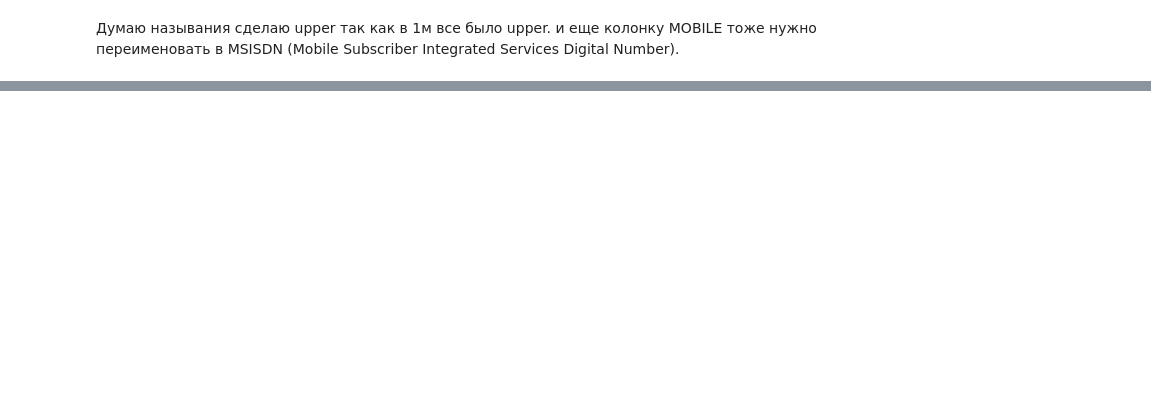
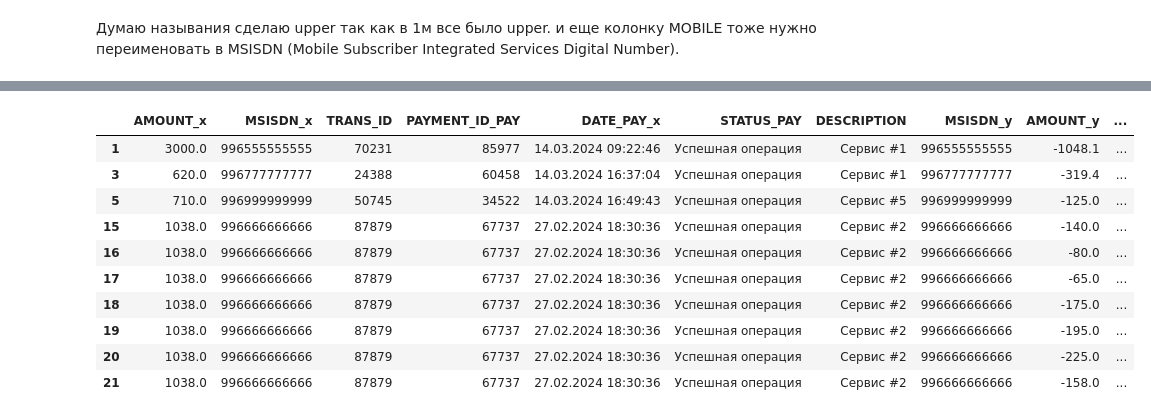
Before and after one commit to oneku16/nur-telecom-RAFM, a Jupyter notebook: task_1.ipynb, the cells around one changed output, grey strips where cells are left out. Cells and saved outputs as stored; diff of their text form; code cells hidden in the pictures; blank space fills up the shorter version.

```diff
--- a/task_1.ipynb
+++ b/task_1.ipynb
@@ -132,0 +202,16 @@ df_source_2.head()
+# %%
+# думаю, в идеале итоговая сумма должна быть равно 0, это означает nur-telecom не должен никому и абонент тоже. Случаи: абонент перечислил деньги, а конечного абонента не существует. Ну это мои догадки.
+merge_on_trans_id['DELTA'] = merge_on_trans_id.AMOUNT_x - merge_on_trans_id.AMOUNT_y
+merge_on_trans_id[merge_on_trans_id.DELTA != 0]
+# %% [output]
+|  | AMOUNT_x | MSISDN_x | TRANS_ID | PAYMENT_ID_PAY | DATE_PAY_x | STATUS_PAY | DESCRIPTION | MSISDN_y | AMOUNT_y | ... |
+| 1 | 3000.0 | 996555555555 | 70231 | 85977 | 14.03.2024 09:22:46 | Успешная операция | Сервис #1 | 996555555555 | -1048.1 | ... |
+| 3 | 620.0 | 996777777777 | 24388 | 60458 | 14.03.2024 16:37:04 | Успешная операция | Сервис #1 | 996777777777 | -319.4 | ... |
+| 5 | 710.0 | 996999999999 | 50745 | 34522 | 14.03.2024 16:49:43 | Успешная операция | Сервис #5 | 996999999999 | -125.0 | ... |
+| 15 | 1038.0 | 996666666666 | 87879 | 67737 | 27.02.2024 18:30:36 | Успешная операция | Сервис #2 | 996666666666 | -140.0 | ... |
+| 16 | 1038.0 | 996666666666 | 87879 | 67737 | 27.02.2024 18:30:36 | Успешная операция | Сервис #2 | 996666666666 | -80.0 | ... |
+| 17 | 1038.0 | 996666666666 | 87879 | 67737 | 27.02.2024 18:30:36 | Успешная операция | Сервис #2 | 996666666666 | -65.0 | ... |
+| 18 | 1038.0 | 996666666666 | 87879 | 67737 | 27.02.2024 18:30:36 | Успешная операция | Сервис #2 | 996666666666 | -175.0 | ... |
+| 19 | 1038.0 | 996666666666 | 87879 | 67737 | 27.02.2024 18:30:36 | Успешная операция | Сервис #2 | 996666666666 | -195.0 | ... |
+| 20 | 1038.0 | 996666666666 | 87879 | 67737 | 27.02.2024 18:30:36 | Успешная операция | Сервис #2 | 996666666666 | -225.0 | ... |
+| 21 | 1038.0 | 996666666666 | 87879 | 67737 | 27.02.2024 18:30:36 | Успешная операция | Сервис #2 | 996666666666 | -158.0 | ... |
```
Also changed, not shown: parts of 16 cells of this notebook, 1 other file.
